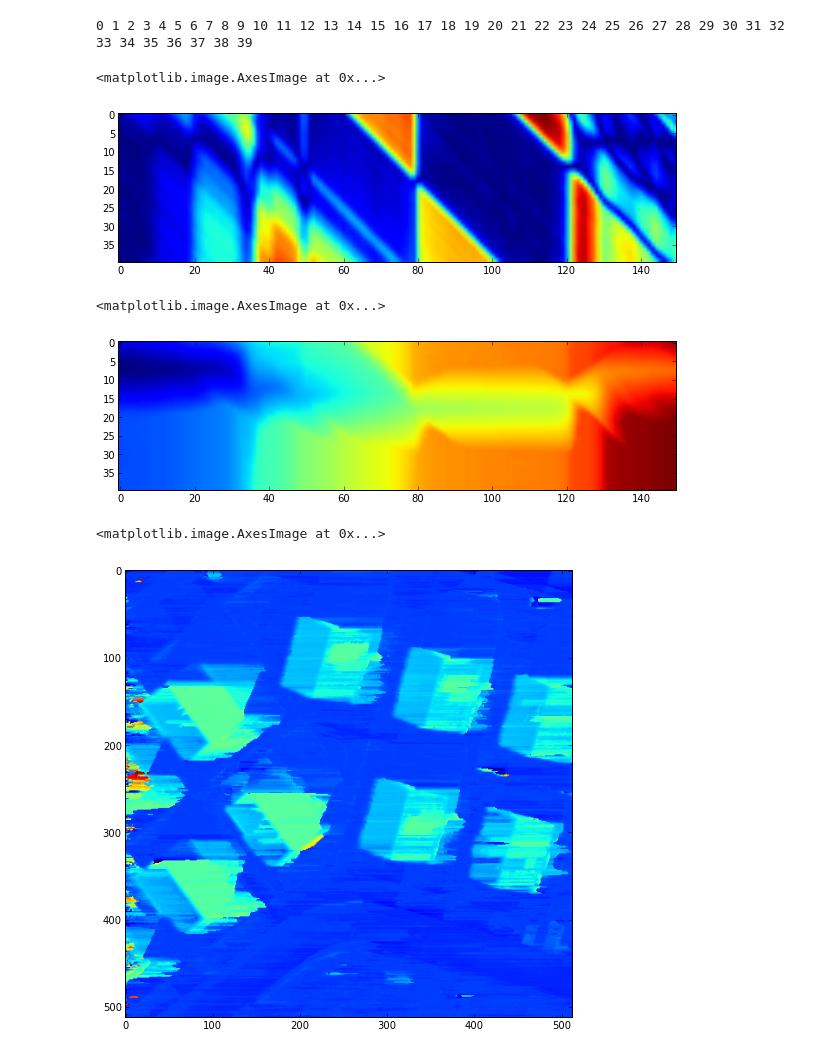
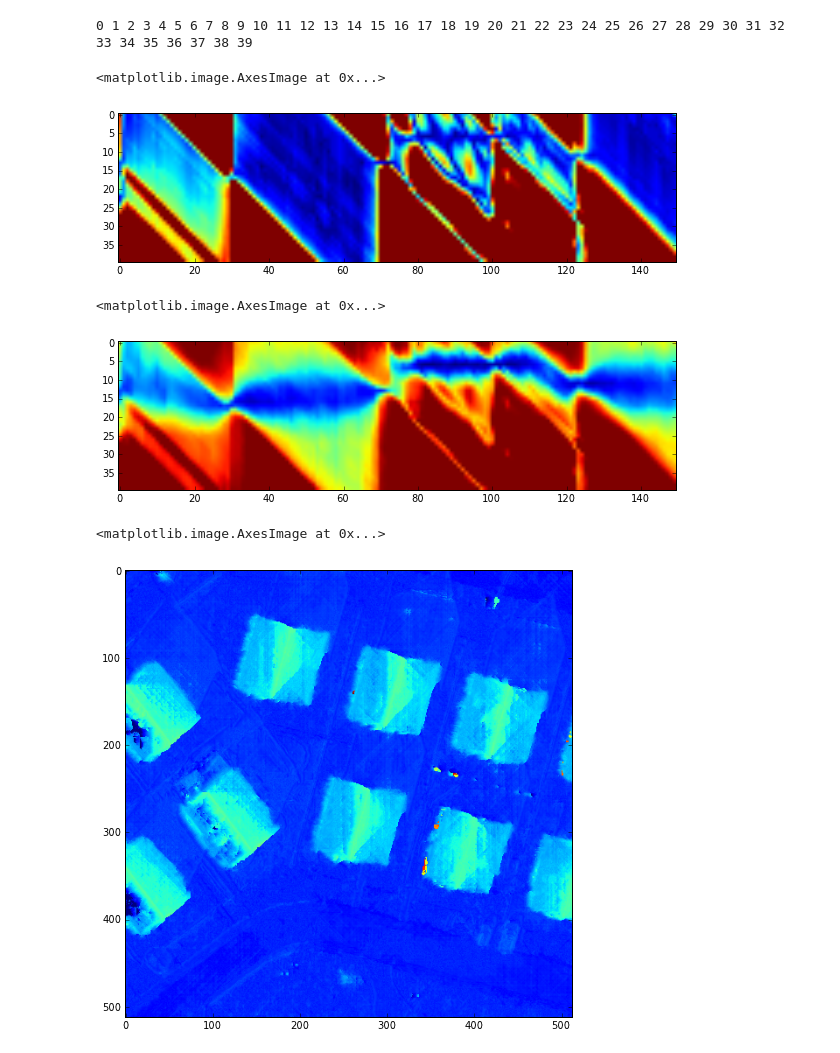
Before and after one commit to znah/notebooks, a Jupyter notebook: cost_volume.ipynb, the cells around one changed output. Drawn from its saved outputs; the diff is of its cells as text; code cells hidden in the pictures.

```diff
--- a/cost_volume.ipynb
+++ b/cost_volume.ipynb
@@ -40,23 +28,45 @@ def cost_rgb(img_l, img_r, roi_l, drange):
+# %%
+def cost_rgb(img_l, img_r, dnum):
+    h, w = img_l.shape[:2]
+    R = np.zeros((h, w, dnum), np.float32)
+    for i in xrange(dnum):
+        print i,
+        sub_r = img_r[:, dnum-i-1:][:, :w]
+        diff = cv2.absdiff(img_l, sub_r)
+        for ch in xrange(diff.shape[-1]):
+            R[...,i] += diff[..., ch]
+    return R
+
+bitcounts = np.uint8(unpackbits(arange(256, dtype=uint8)).reshape(-1, 8).sum(-1))
+
+def cost_census5(img_l, img_r, dnum):
+    h, w = img_l.shape[:2]
+    R = np.zeros((h, w, dnum), np.float32)
+
+    def prepare(img):
+        return census5(cv2.cvtColor(img, cv2.COLOR_BGR2GRAY))
+    img_l, img_r = map(prepare, [img_l, img_r])
+
+    for i in xrange(dnum):
+        print i,
+        sub_r = img_r[:, dnum-i-1:][:, :w]
+        d = sub_r^img_l
+        R[...,i] = bitcounts[d&0xff] + bitcounts[(d>>8)&0xff] + bitcounts[(d>>16)&0xff]
+    return R
 # %%
-R = cost_rgb(img_l, img_r, roi, drange)
-#R = minimum(R, 32*3)
-#R[R < 30] = 1
+R = cost_rgb(img_l, img_r, dnum)
+R = minimum(R, 32*3)
 imshow(R[300, 100:250].T)
 # %% [output]
 0 1 2 3 4 5 6 7 8 9 10 11 12 13 14 15 16 17 18 19 20 21 22 23 24 25 26 27 28 29 30 31 32 33 34 35 36 37 38 39
 <matplotlib.image.AxesImage at 0x...>
-[figure, old version]
+[figure, new version]
 # %%
-from sgm import SGM, calc_cost
-
-#Cost = SGM(R, 20, 200)
-Cost = zeros_like(R)
-calc_cost(R, Cost, 100, 1000, 0, 1)
-
+Cost = SGM(20, 200)(R)
 imshow(Cost[300, 100:250].T)
 # %% [output]
 <matplotlib.image.AxesImage at 0x...>
-[figure, old version]
+[figure, new version]
 # %%
 def subpix_disparity(Cost):
     D = Cost.argmin(-1)
@@ -65,15 +75,18 @@ def subpix_disparity(Cost):
     r1 = Cost[i, j, D]
     r2 = Cost[i, j, np.minimum(D+1, Cost.shape[2]-1)]
     eps = 1e-7
-    return np.float32( D - 0.5 * (r2-r0) / (r0 - 2*r1 + r2 + eps) )
+    a = np.float32( 0.5 * (r0+r2-2*r1) )
+
+    D = np.float32( D - 0.5 * (r2-r0) / (r0 - 2*r1 + r2 + eps) )
+    return np.float32( D - 0.5 * (r2-r0) / (r0 - 2*r1 + r2 + eps) ), a
 
 def save_cloud(fn, D):
     p3d = cv2.reprojectImageTo3D(D, Q)
-    ply.write_ply_bin(fn, p3d, subimg_l[...,::-1])
+    ply.write_ply_bin(fn, p3d, img_l[...,::-1])
 
-Disp = subpix_disparity(Cost)
+Disp, a = subpix_disparity(Cost)
 save_cloud('cloud.ply', Disp)
 imshow(Disp)
 # %% [output]
 <matplotlib.image.AxesImage at 0x...>
-[figure, old version]
+[figure, new version]
```
Also changed, not shown: parts of 8 cells of this notebook, 2 other files.
